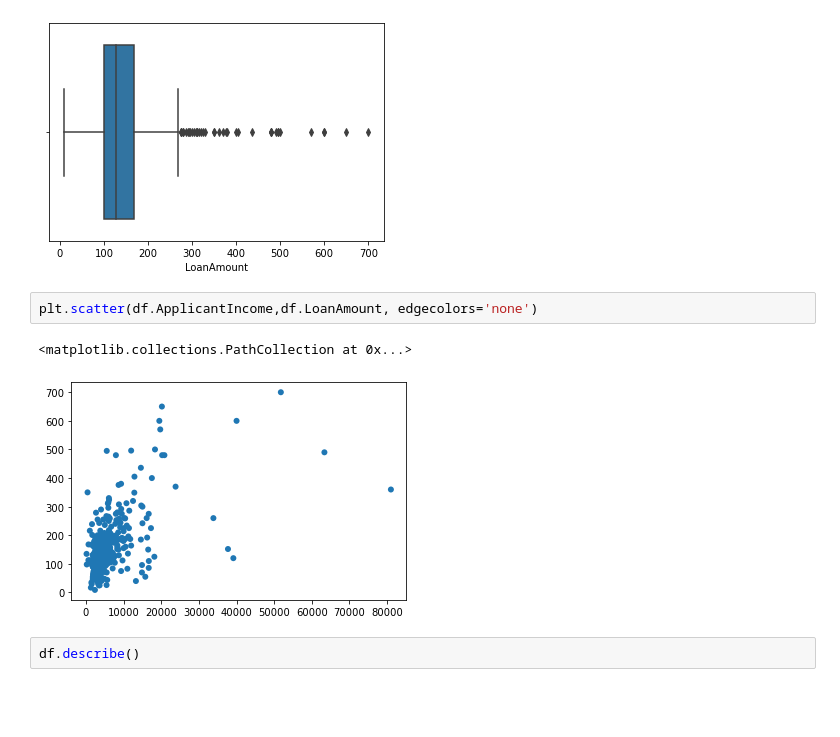
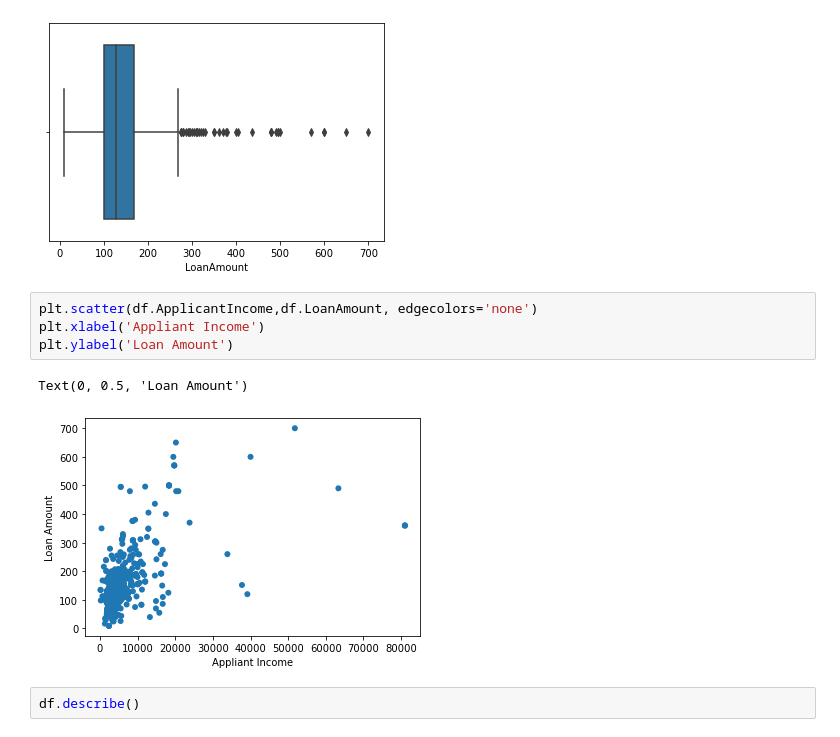
Before and after one commit to TasneemYou/mini-project-IV, a Jupyter notebook: mini-project-IV.ipynb, the cells around one changed output. Cells and saved outputs as stored; diff of their text form; blank space fills up the shorter version.

```diff
--- a/mini-project-IV.ipynb
+++ b/mini-project-IV.ipynb
@@ -287,9 +287,11 @@ sns.boxplot(df.LoanAmount)
 [figure]
 # %%
 plt.scatter(df.ApplicantIncome,df.LoanAmount, edgecolors='none')
+plt.xlabel('Appliant Income')
+plt.ylabel('Loan Amount')
 # %% [output]
-<matplotlib.collections.PathCollection at 0x...>
+Text(0, 0.5, 'Loan Amount')
-[figure, old version]
+[figure, new version]
 # %%
 df.describe()
 # %% [output]
```
Also changed, not shown: parts of 58 cells of this notebook.
